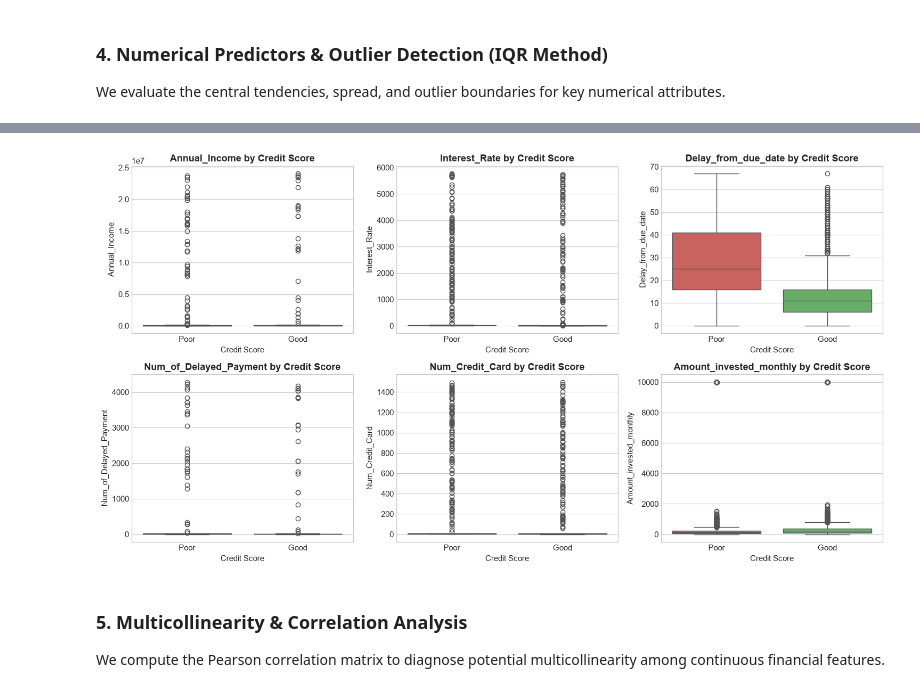
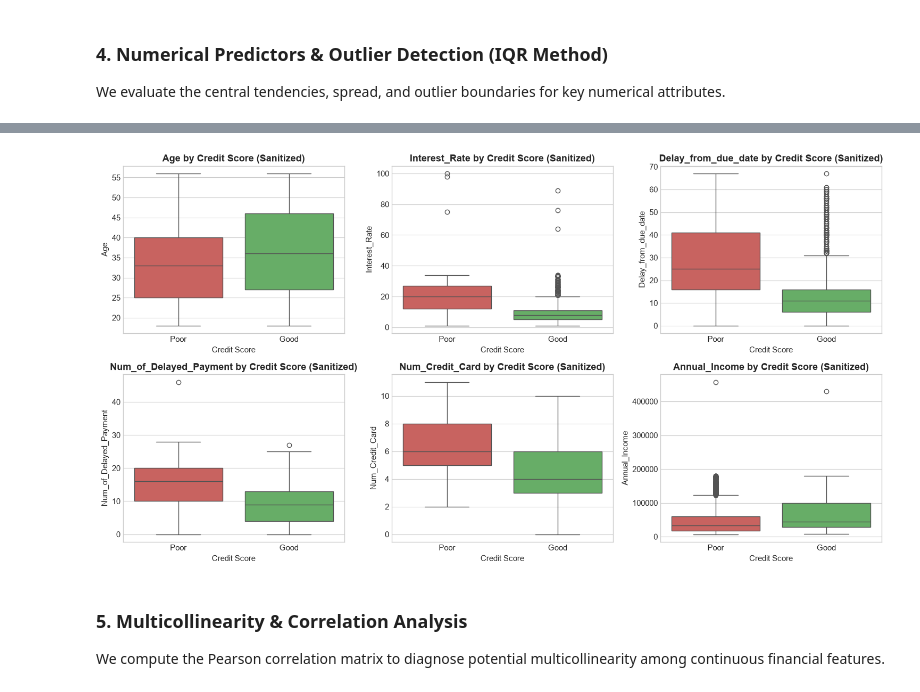
Before and after one commit to ginuka/IT5022_Fundamentals_of_Machine_Learning_Assignment, a Jupyter notebook: notebooks/01_eda_and_data_audit.ipynb, the cells around one changed output, grey strips where cells are left out. Saved outputs shown, nothing was run; the diff lists cells and outputs as text; code cells hidden in the pictures.

```diff
--- a/notebooks/01_eda_and_data_audit.ipynb
+++ b/notebooks/01_eda_and_data_audit.ipynb
@@ -148,17 +177,26 @@ summary_stats[['mean', 'std', 'min', '50%', 'max', 'IQR', 'Lower_Bound', 'Upper_
 # %%
+# Plot sanitized distributions by credit risk class (free from 4-digit artificial noise)
+df_sanitized = df.copy()
+df_sanitized.loc[(df_sanitized['Age'] < 18) | (df_sanitized['Age'] > 100), 'Age'] = np.nan
+df_sanitized.loc[(df_sanitized['Annual_Income'] <= 0) | (df_sanitized['Annual_Income'] > 500000), 'Annual_Income'] = np.nan
+df_sanitized.loc[(df_sanitized['Interest_Rate'] < 0) | (df_sanitized['Interest_Rate'] > 100), 'Interest_Rate'] = np.nan
+df_sanitized.loc[(df_sanitized['Num_Bank_Accounts'] < 0) | (df_sanitized['Num_Bank_Accounts'] > 20), 'Num_Bank_Accounts'] = np.nan
+df_sanitized.loc[(df_sanitized['Num_Credit_Card'] < 0) | (df_sanitized['Num_Credit_Card'] > 20), 'Num_Credit_Card'] = np.nan
+df_sanitized.loc[(df_sanitized['Num_of_Delayed_Payment'] < 0) | (df_sanitized['Num_of_Delayed_Payment'] > 50), 'Num_of_Delayed_Payment'] = np.nan
+
 fig, axes = plt.subplots(2, 3, figsize=(15, 8))
-key_features = ['Annual_Income', 'Interest_Rate', 'Delay_from_due_date', 'Num_of_Delayed_Payment', 'Num_Credit_Card', 'Amount_invested_monthly']
+key_features = ['Age', 'Interest_Rate', 'Delay_from_due_date', 'Num_of_Delayed_Payment', 'Num_Credit_Card', 'Annual_Income']
 
 for ax, feat in zip(axes.flatten(), key_features):
-    sns.boxplot(x='Credit_Score', y=feat, data=df, ax=ax, palette=['#d9534f', '#5cb85c'])
-    ax.set_title(f'{feat} by Credit Score', fontweight='bold')
+    sns.boxplot(x='Credit_Score', y=feat, data=df_sanitized, ax=ax, palette=['#d9534f', '#5cb85c'])
+    ax.set_title(f'{feat} by Credit Score (Sanitized)', fontweight='bold')
     ax.set_xlabel('Credit Score')
 
 plt.tight_layout()
 plt.savefig(os.path.join(figures_dir, '03_numerical_boxplots.png'), dpi=300)
 plt.show()
 # %% [output]
-[figure, old version]
+[figure, new version]
 # %% [markdown]
 ### 5. Multicollinearity & Correlation Analysis
 We compute the Pearson correlation matrix to diagnose potential multicollinearity among continuous financial features.
```
Also changed, not shown: parts of 3 cells of this notebook, 13 other files.
